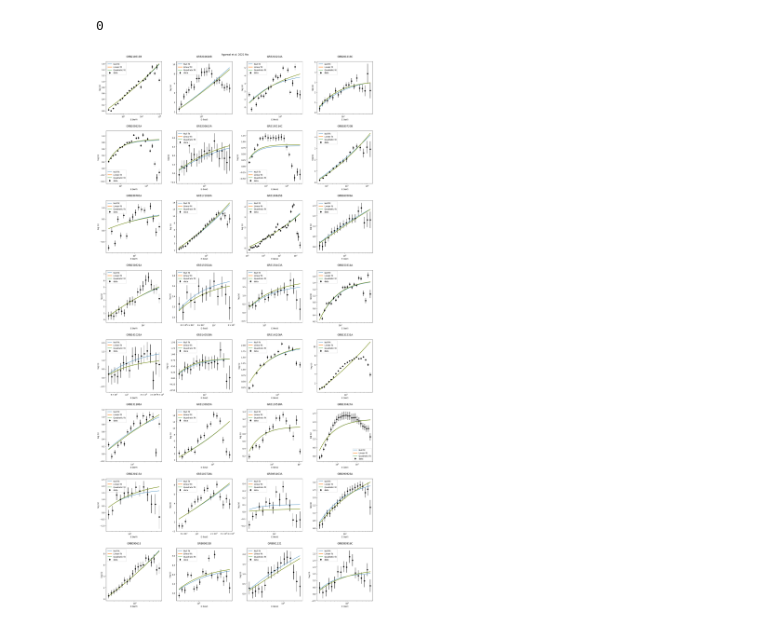
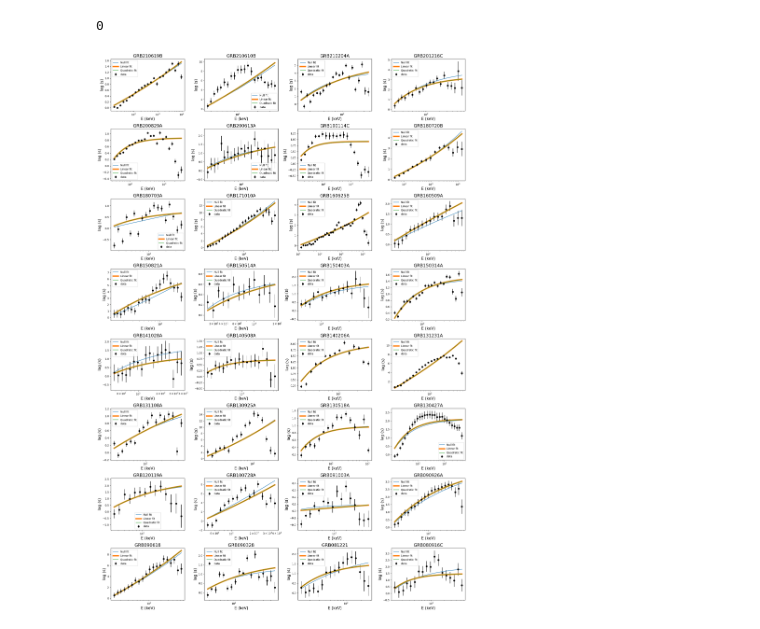
Before and after one commit to DarkWake9/Project-QG, a Jupyter notebook: task2/task2a_err_grbplots.ipynb, the cells around one changed output. Cells and saved outputs as stored; diff of their text form; code cells hidden in the pictures.

```diff
--- a/task2/task2a_err_grbplots.ipynb
+++ b/task2/task2a_err_grbplots.ipynb
@@ -27,7 +27,7 @@ len(err_grb)
 # %% [output]
 0
 # %%
-fig, ax = plt.subplots(8, 4, figsize=(20, 40))
+fig, ax = plt.subplots(8, 4, figsize=(20, 30))
 GRBs = ['GRB210619B', 'GRB210610B', 'GRB210204A', 'GRB201216C', 'GRB200829A', 'GRB200613A', 'GRB190114C', 'GRB180720B', 'GRB180703A', 'GRB171010A', 'GRB160625B', 'GRB160509A', 'GRB150821A', 'GRB150514A', 'GRB150403A', 'GRB150314A', 'GRB141028A', 'GRB140508A', 'GRB140206A', 'GRB131231A', 'GRB131108A', 'GRB130925A', 'GRB130518A', 'GRB130427A', 'GRB120119A', 'GRB100728A', 'GRB091003A', 'GRB090926A', 'GRB090618', 'GRB090328', 'GRB081221', 'GRB080916C']
 err_grb = GRBs
 grbparam = pd.read_csv(os.getcwd() + '/../data/GRBPARAM.csv', index_col=0)
@@ -147,40 +147,40 @@ for grb in err_grb:
     # samples0 = np.median(samples0, axis=0)
     samples0 = samples0[np.argmax(results0.logl)]
 
     samples1 = dyn.utils.resample_equal( results1.samples, np.exp(results1.logwt - results1.logz[-1]))
     # samples1 = np.median(samples1, axis=0)
     samples1 = samples1[np.argmax(results1.logl)]
 
     samples2 = dyn.utils.resample_equal( results2.samples, np.exp(results2.logwt - results2.logz[-1]))
     # samples2 = np.median(samples2, axis=0)
     samples2 = samples2[np.argmax(results2.logl)]
     null_fit = [nullhp(E[i], samples0[0], samples0[1]) for i in range(nplot)]
     liv_lin_fit = [linearhp(E[i], samples1[0], samples1[1], samples1[2]) for i in range(nplot)]
     liv_quad_fit = [quadhp(E[i], samples1[0], samples1[1], samples1[2]) for i in range(nplot)]
 
 
 
     ax[err_grb.index(grb)//4, err_grb.index(grb)%4].errorbar(Erest, y, yerr, fmt='o', color='black', label='data')
     ax[err_grb.index(grb)//4, err_grb.index(grb)%4].plot(E, null_fit, label='Null fit')
-    ax[err_grb.index(grb)//4, err_grb.index(grb)%4].plot(E, liv_lin_fit,label='Linear fit', lw=2.5)
+    ax[err_grb.index(grb)//4, err_grb.index(grb)%4].plot(E, liv_lin_fit,label='Linear fit', lw=5)
     ax[err_grb.index(grb)//4, err_grb.index(grb)%4].plot(E, liv_quad_fit, label='Quadratic fit')
     ax[err_grb.index(grb)//4, err_grb.index(grb)%4].set_xscale('log')
     # ax[err_grb.index(grb)//4, err_grb.index(grb)%4].set_ylim(min(y) - max(abs(yerr)) - 10, max(y) + max(abs(yerr)) + 10)
     ax[err_grb.index(grb)//4, err_grb.index(grb)%4].legend()
-    ax[err_grb.index(grb)//4, err_grb.index(grb)%4].set_xlabel('E (keV)\n')
-    ax[err_grb.index(grb)//4, err_grb.index(grb)%4].set_ylabel('lag (s)')
-    ax[err_grb.index(grb)//4, err_grb.index(grb)%4].set_title(grb + '\n')
+    ax[err_grb.index(grb)//4, err_grb.index(grb)%4].set_xlabel('E (keV)', fontsize=15)
+    ax[err_grb.index(grb)//4, err_grb.index(grb)%4].set_ylabel('lag (s)', fontsize=15)
+    ax[err_grb.index(grb)//4, err_grb.index(grb)%4].set_title(grb, fontsize=17)
 
 
 
 
 
 plt.tight_layout()
-plt.suptitle('Agarwal et al. 2021 fits\n\n', y=1.0)
-plt.savefig('./outputs/fits/ERR_fits.png', facecolor='white', format='png')
+# plt.suptitle('Agarwal et al. 2021 fits\n\n', y=1.0)
+plt.savefig('./outputs/fits/AWL_etal_all32.pdf', facecolor='white', format='pdf')
 plt.show()
 # %% [output]
-[figure, old version]
+[figure, new version]
 # %%
 len(null_fit)
 # %% [output]
```
Also changed, not shown: parts of 2 cells of this notebook, 47 other files.
